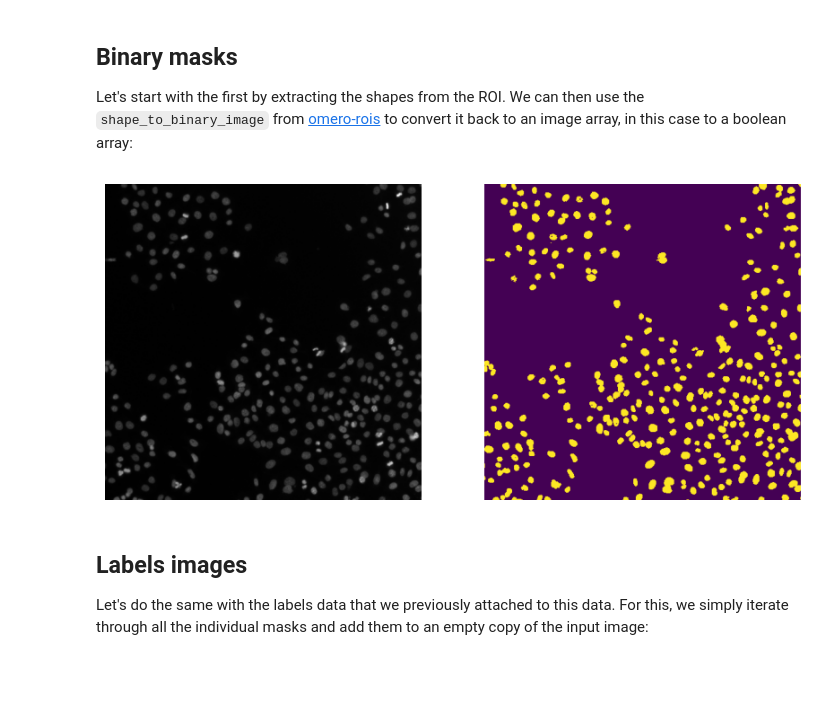
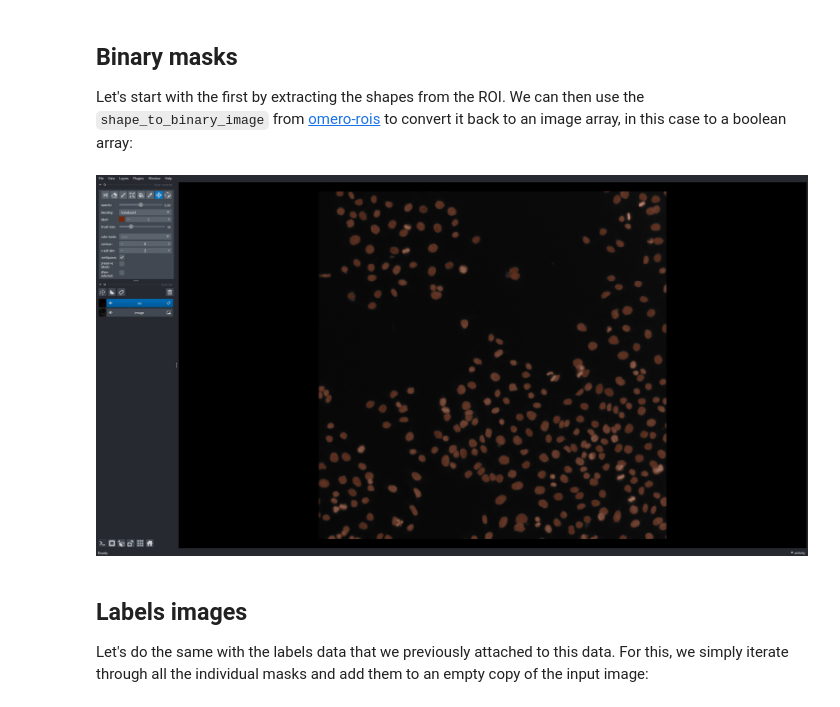
Before and after one commit to BiAPoL/omero-tools, a Jupyter notebook: docs/notebooks/ROIs/02_Downloading_ROIs_2D.ipynb, the cells around one changed output. Saved outputs shown, nothing was run; the diff lists cells and outputs as text; code cells hidden in the pictures; blank space fills up the shorter version.

Commit message:
fixed labels generation and obscured username

```diff
--- a/docs/notebooks/ROIs/02_Downloading_ROIs_2D.ipynb
+++ b/docs/notebooks/ROIs/02_Downloading_ROIs_2D.ipynb
@@ -9,10 +15,12 @@ import matplotlib.pyplot as plt
 import numpy as np
+# %%
+viewer = napari.Viewer()
 # %% [markdown]
 Let's connect to our server:
 # %%
-user = 'johamuel'
-group = 'default'
-host = 'omero-int.biotec.tu-dresden.de'
+user = 'your-user'
+group = 'your-group'
+host = 'your-host'
 port = 4064
 secure = True
 
@@ -37,19 +45,17 @@ print(rois)
 ## Binary masks
 
 Let's start with the first by extracting the shapes from the ROI. We can then use the `shape_to_binary_image` from [omero-rois](https://github.com/ome/omero-rois) to convert it back to an image array, in this case to a boolean array:
-# %%
-roi = rois[0]
-shape = roi.copyShapes()[0]
-array, metadata = omero_rois.shape_to_binary_image(shape)
-
-fig, axes = plt.subplots(1, 2, figsize=(10, 5))
-axes[0].imshow(image.squeeze(), cmap='gray')
-axes[1].imshow(array.squeeze())
-
-for ax in axes:
-    ax.axis('off')
-# %% [output]
-[figure, removed]
+# %%
+roi = rois[0]
+shape = roi.copyShapes()[0]
+array, metadata = omero_rois.shape_to_binary_image(shape)
+
+viewer.layers.clear()
+viewer.add_image(image.squeeze(), name='image')
+viewer.add_labels(array.squeeze(), name='roi', opacity=0.5)
+napari.utils.nbscreenshot(viewer)
+# %% [output]
+[figure, added]
 # %% [markdown]
 ## Labels images
 
```
Also changed, not shown: parts of 7 cells of this notebook, 1 other file.
